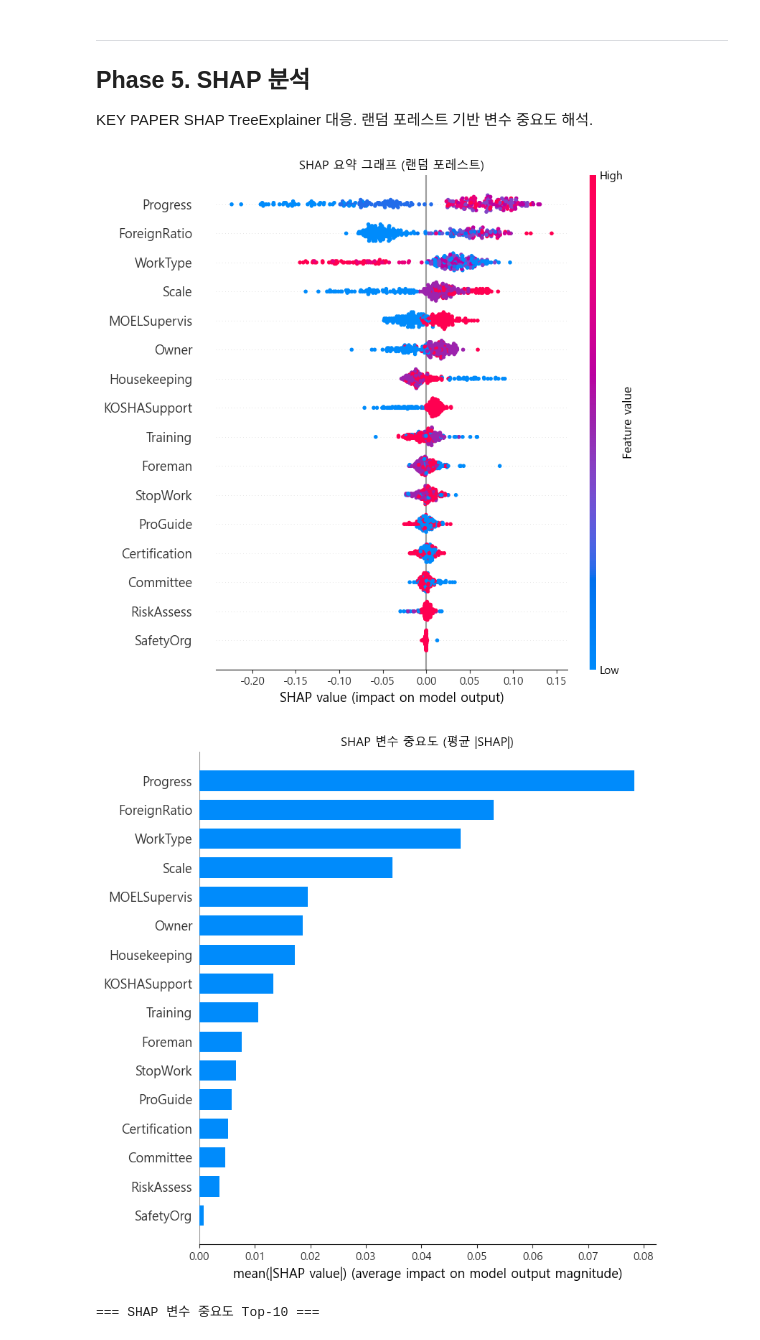
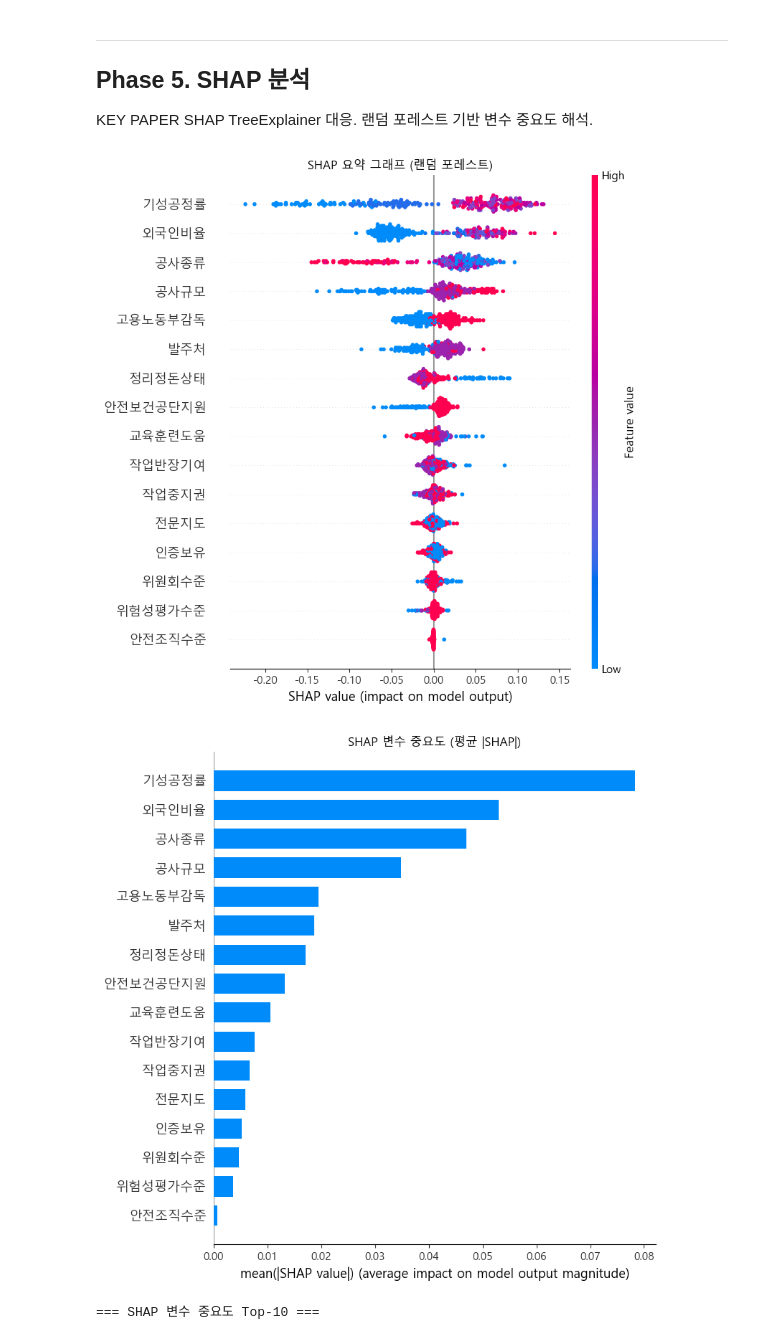
Before and after one commit to geonumul/construction_competition, a Jupyter notebook: notebooks/02_데이터분석.ipynb, the cells around one changed output. Cells and saved outputs as stored; diff of their text form; code cells hidden in the pictures.

```diff
--- a/notebooks/02_데이터분석.ipynb
+++ b/notebooks/02_데이터분석.ipynb
@@ -334,23 +322,23 @@ X_te_en = X_te.rename(columns=EN_MAP)
 # %%
 # SHAP Summary Plot
 plt.figure(figsize=(10, 8))
-shap.summary_plot(sv, X_te_en, show=False, max_display=16)
+shap.summary_plot(sv, X_te, show=False, max_display=16)
 plt.title('SHAP 요약 그래프 (랜덤 포레스트)', fontsize=12)
 plt.tight_layout()
 plt.savefig('../results/figures/fig5_SHAP요약.png', dpi=120, bbox_inches='tight')
 plt.show()
 # %% [output]
-[figure, old version]
+[figure, new version]
 # %%
 # SHAP Bar Plot
 plt.figure(figsize=(10, 8))
-shap.summary_plot(sv, X_te_en, plot_type='bar', show=False, max_display=16)
+shap.summary_plot(sv, X_te, plot_type='bar', show=False, max_display=16)
 plt.title('SHAP 변수 중요도 (평균 |SHAP|)', fontsize=12)
 plt.tight_layout()
 plt.savefig('../results/figures/fig6_SHAP중요도.png', dpi=120, bbox_inches='tight')
 plt.show()
 # %% [output]
-[figure, old version]
+[figure, new version]
 # %%
 # SHAP 중요도 표
 imp = pd.DataFrame({
```
Also changed, not shown: parts of 3 cells of this notebook, 3 other files.
